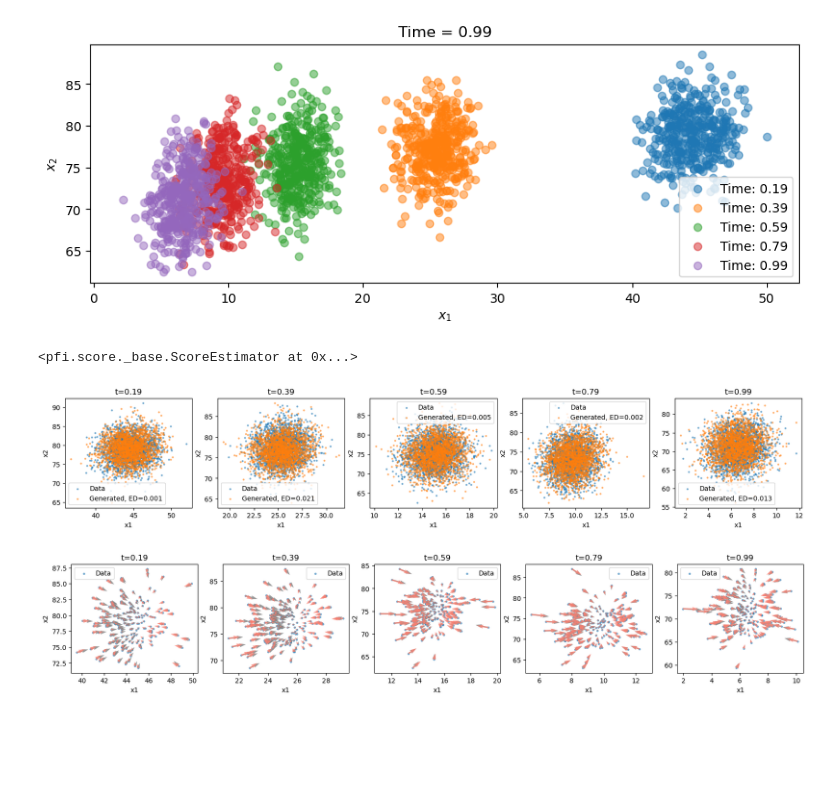
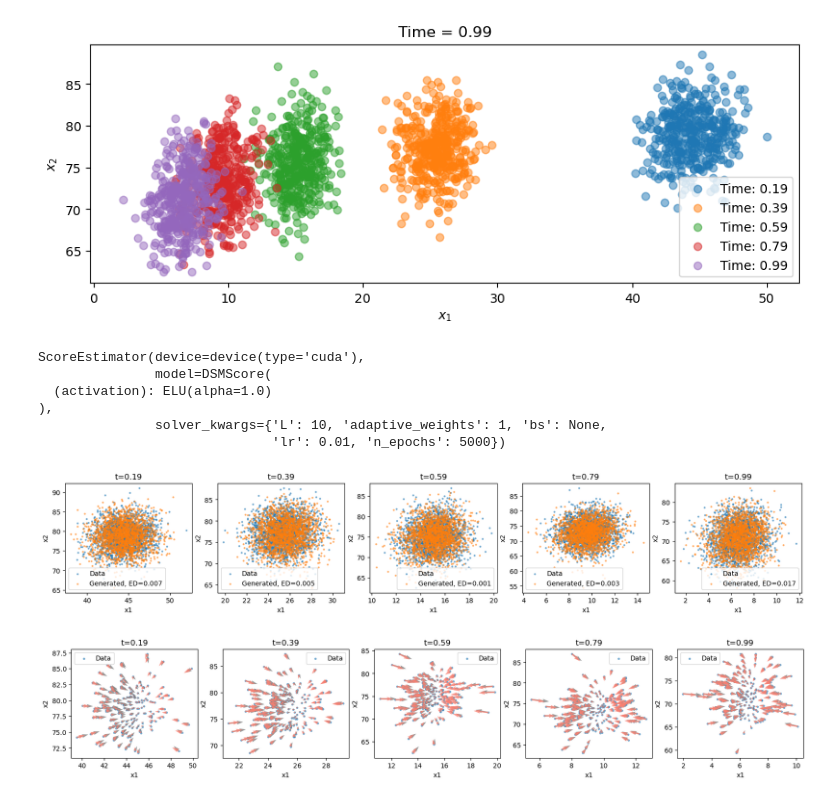
Before and after one commit to vchz/pfi, a Jupyter notebook: examples/ornstein_uhlenbeck.ipynb, the cells around one changed output. Cells and saved outputs as stored; diff of their text form; code cells hidden in the pictures; blank space fills up the shorter version.

```diff
--- a/examples/ornstein_uhlenbeck.ipynb
+++ b/examples/ornstein_uhlenbeck.ipynb
@@ -64,44 +64,53 @@ X = X_from_snapshots(samples_full, tt)
 Np = 50
 score_model = DSMScore(
     sizes=[Np, Np, Np, Np, Np],
-    net_cls=DNN,
-    seed=0,
+    spectral_norm=False,
     activation=nn.ELU(),
-    noise_lvl=0.0,
+    feature_norm=None,
     batch_norm='zscore',
 ).to(device)
 
 score_reg = ScoreEstimator(
     model=score_model,
     solver="dsm",
-    solver_kwargs=dict(L=10, lr=1e-2, n_epochs=5000, bs=None, adp_flag=1),
+    solver_kwargs=dict(L=10,
+                       lr=1e-2,
+                       n_epochs=5000,
+                       bs=None,
+                       adaptive_weights=1),
     device=device,
+    random_state=0,
 )
 score_reg.fit(X)
 # %% [output]
-<pfi.score._base.ScoreEstimator at 0x...>
+ScoreEstimator(device=device(type='cuda'),
+               model=DSMScore(
+  (activation): ELU(alpha=1.0)
+),
+               solver_kwargs={'L': 10, 'adaptive_weights': 1, 'bs': None,
+                              'lr': 0.01, 'n_epochs': 5000})
 # %%
 # Sample with ScoreMatching and overlay at each time point
 fig, axes = plt.subplots(1, nsnaps, figsize=(4 * nsnaps, 3))
-ED = score_reg.score(X)
+ED = score_reg.error(X)
 
 for k in range(5):
     xk = samples_full[k][:2000]
     Xk = np.hstack([xk, tt[k] * np.ones((xk.shape[0], 1))])
-    gen = score_reg.sample(Xk, nsamples=xk.shape[0])
+    gen = score_reg.sample(Xk)
     gen_xy = gen[:, :ndim]
 
     ax = axes[k]
     ax.scatter(xk[:, 0], xk[:, 1], s=4, alpha=0.5, label="Data")
     ax.scatter(gen_xy[:, 0], gen_xy[:, 1], s=4, alpha=0.5, label="Generated, ED=%.3f" % ED[k])
     ax.set_title(f"t={tt[k]:.2f}")
     ax.set_xlabel('x1')
     ax.set_ylabel('x2')
     ax.legend()
 
 plt.show()
 # %% [output]
-[figure, old version]
+[figure, new version]
 # %%
 from pfi.score.models import OUScore
 from pfi.utils.nns import ConstantNN
```
Also changed, not shown: parts of 2 cells of this notebook, 7 other files.
